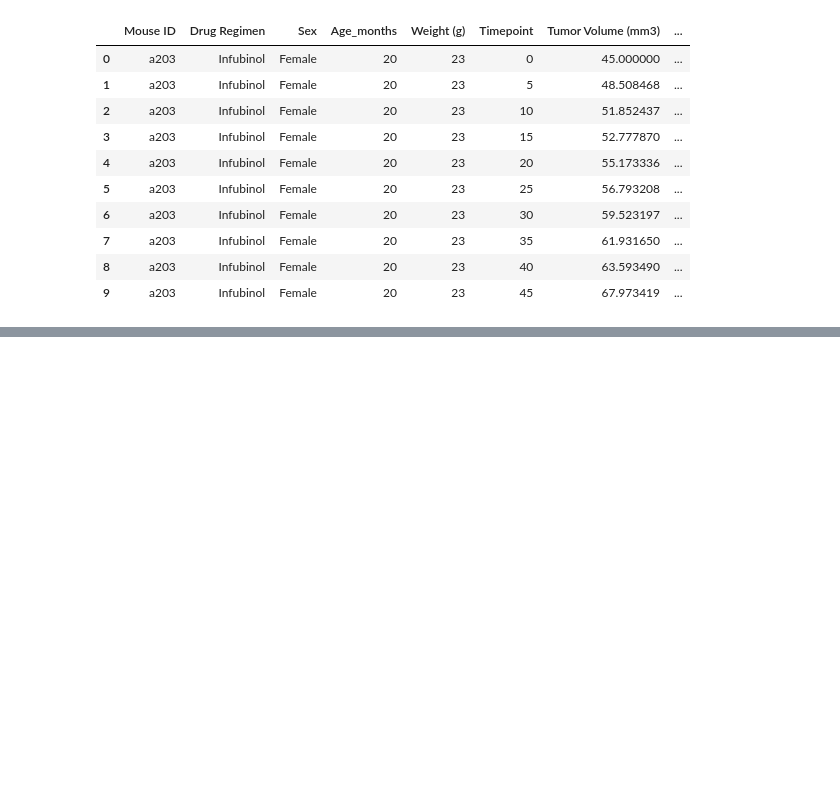
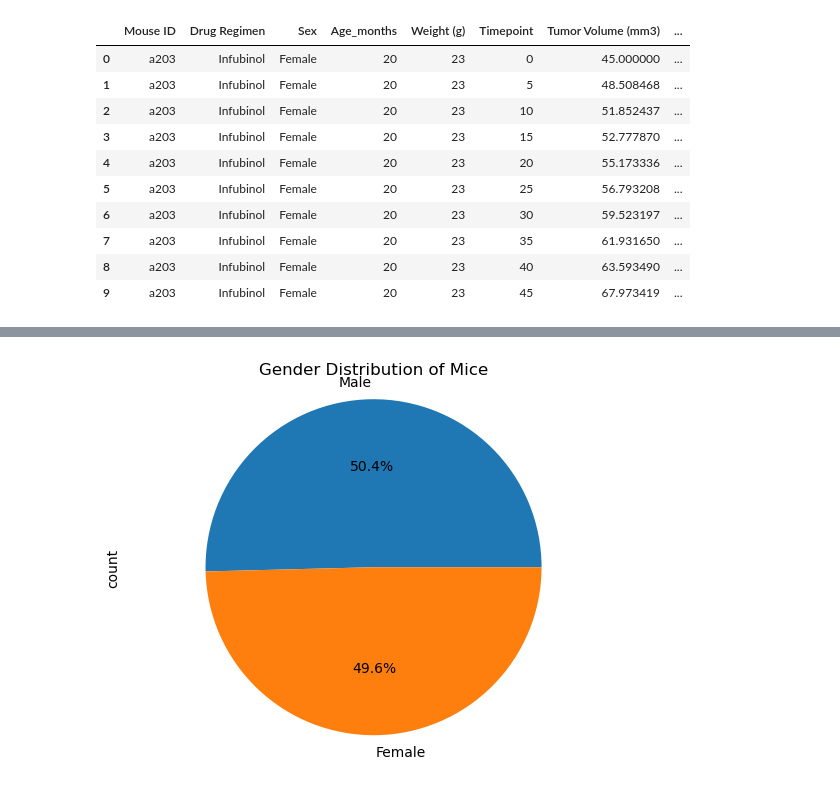
Before and after one commit to Neelka96/matplotlib-challenge, a Jupyter notebook: Pymaceuticals/main.ipynb, the cells around one changed output, grey strips where cells are left out. Saved outputs shown, nothing was run; the diff lists cells and outputs as text; code cells hidden in the pictures; blank space fills up the shorter version.

```diff
--- a/Pymaceuticals/main.ipynb
+++ b/Pymaceuticals/main.ipynb
@@ -82,0 +235,14 @@ a203
+# %%
+# Generate a pie chart, using pyplot, showing the distribution of unique female versus male mice used in the study
+
+# Get the unique mice with their gender
+# Using mouse_byGender again (Unique MouseID by Sex)
+
+# Make the pie chart
+plt.pie(mouse_byGender.value_counts(), labels = mouse_byGender.value_counts().index, autopct = '%1.1f%%')
+plt.ylabel('count')
+plt.title('Gender Distribution of Mice')
+plt.axis('equal')
+plt.show()
+# %% [output]
+[figure, added]
```
Also changed, not shown: parts of 26 cells of this notebook.
